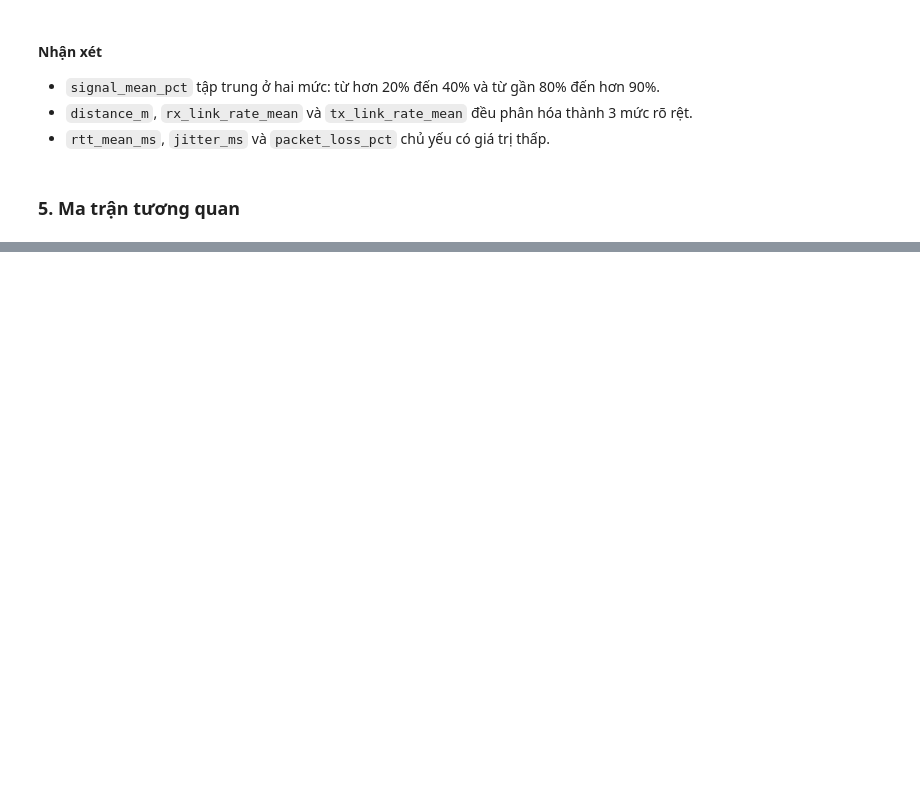
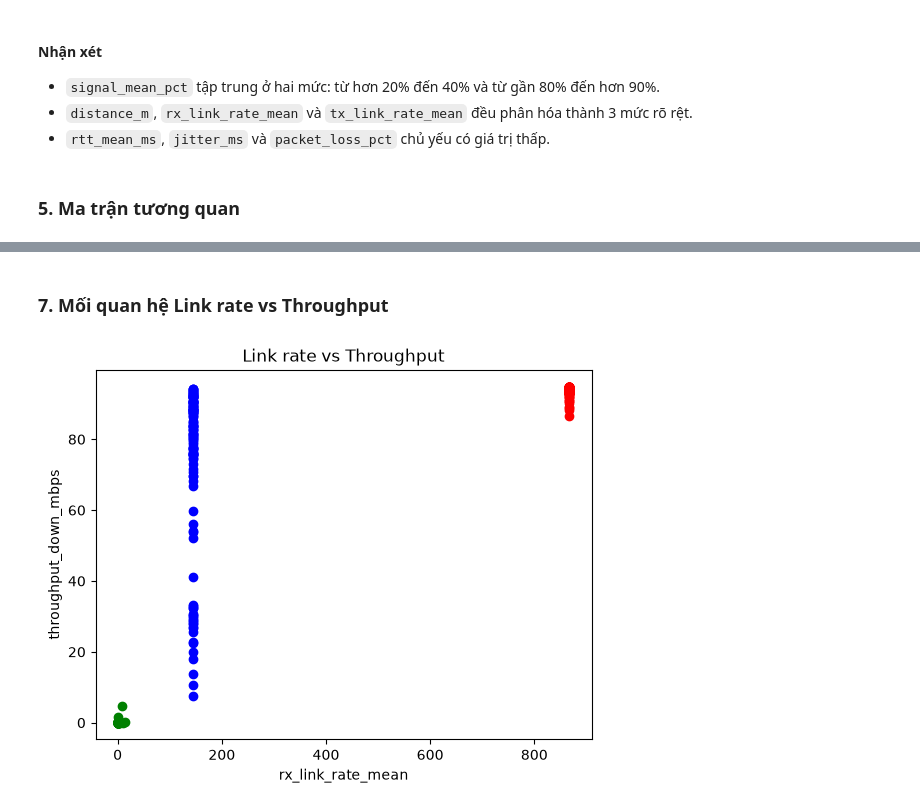
Before and after one commit to HaPham727/wifi-quality-ml, a Jupyter notebook: notebooks/02_eda.ipynb, the cells around one changed output, grey strips where cells are left out. Drawn from its saved outputs; the diff is of its cells as text; code cells hidden in the pictures; blank space fills up the shorter version.

```diff
--- a/notebooks/02_eda.ipynb
+++ b/notebooks/02_eda.ipynb
@@ -158,0 +198,20 @@ plt.show()
+# %% [markdown]
+### 7. Mối quan hệ Link rate vs Throughput
+# %%
+l1_X_link_rate = l1_data[['rx_link_rate_mean']]
+l2_X_link_rate = l2_data[['rx_link_rate_mean']]
+l3_X_link_rate = l3_data[['rx_link_rate_mean']]
+
+plt.figure(0)
+plt.title("Link rate vs Throughput")
+plt.xlabel("rx_link_rate_mean")
+plt.ylabel("throughput_down_mbps")
+
+plt.scatter(l1_X_link_rate, l1_y, c='red')
+plt.scatter(l2_X_link_rate, l2_y, c='green')
+plt.scatter(l3_X_link_rate, l3_y, c='blue')
+
+plt.savefig("../media/02_07.png", dpi=300, bbox_inches='tight')
+plt.show()
+# %% [output]
+[figure, added]
```
Also changed, not shown: parts of 21 cells of this notebook, 14 other files.
